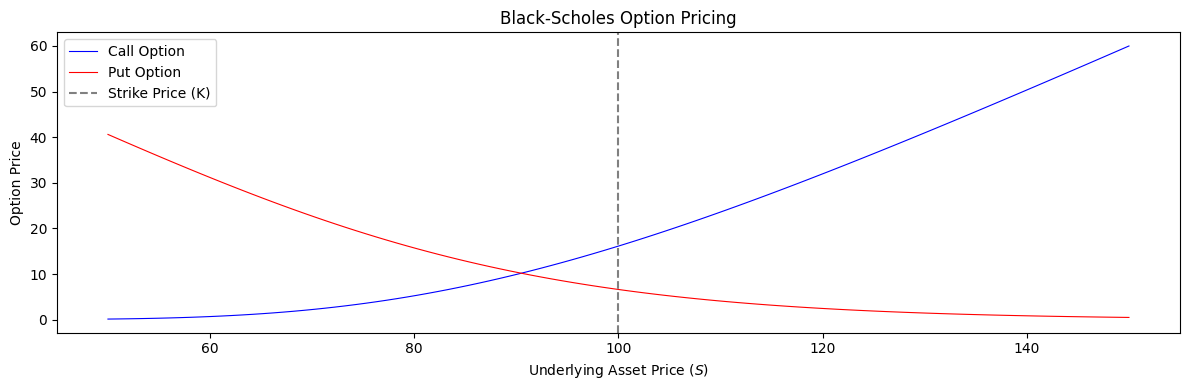
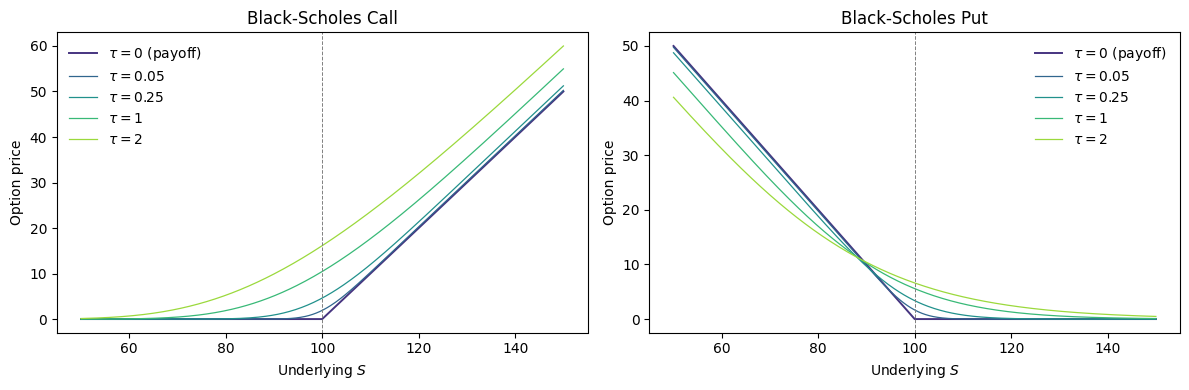
The notebook cell's code change between the first figure and the second:
--- before
+++ after
@@ -1,22 +1,34 @@
-# Setting up the figure plotting
-plt.figure(figsize=(12,4))
+# Dense grid in S so the kink at S = K is sharp
+S_values = np.linspace(50, 150, 401)
 
-# Plotting the call and put options
-plt.plot(S_values, call, label="Call Option", color="blue", lw=0.8)
-plt.plot(S_values, put, label="Put Option", color="red", lw=0.8)
+# τ slices: τ = 0 is the kinked terminal payoff,
+# τ > 0 are smooth continuation values (heat-equation diffusion)
+tau_slices = [0.0, 0.05, 0.25, 1.0, 2.0]
+colors = cm.viridis(np.linspace(0.15, 0.85, len(tau_slices)))
 
-# Inserting the strike price
-plt.axvline(x=strike, color="gray", linestyle="--", label="Strike Price (K)")
+fig, (ax_call, ax_put) = plt.subplots(1, 2, figsize=(12, 4))
 
-# Adding title, axes titles, and legend
-plt.title("Black-Scholes Option Pricing")
-plt.xlabel("Underlying Asset Price ($S$)")
-plt.ylabel("Option Price")
-plt.legend()
+for tau, color in zip(tau_slices, colors):
+    if tau == 0.0:
+        call_curve = np.maximum(S_values - strike, 0.0)
+        put_curve  = np.maximum(strike - S_values, 0.0)
+        label = r"$\tau = 0$ (payoff)"
+        lw = 1.4
+    else:
+        call_curve = bs(S_values, strike, tau, rf, volatility, type="call")
+        put_curve  = bs(S_values, strike, tau, rf, volatility, type="put")
+        label = rf"$\tau = {tau:g}$"
+        lw = 0.9
+    ax_call.plot(S_values, call_curve, color=color, lw=lw, label=label)
+    ax_put.plot(S_values, put_curve,  color=color, lw=lw, label=label)
 
-# Tight layout
+for ax, name in zip((ax_call, ax_put), ("Call", "Put")):
+    ax.axvline(strike, color="gray", linestyle="--", lw=0.7)
+    ax.set_title(f"Black-Scholes {name}")
+    ax.set_xlabel(r"Underlying $S$")
+    ax.set_ylabel("Option price")
+    ax.legend(frameon=False)
+
 plt.tight_layout()
-
-# # Saving and showing the figure
 plt.savefig(out_path_2d, bbox_inches="tight")
 plt.show()

Commit: black 2d 3d